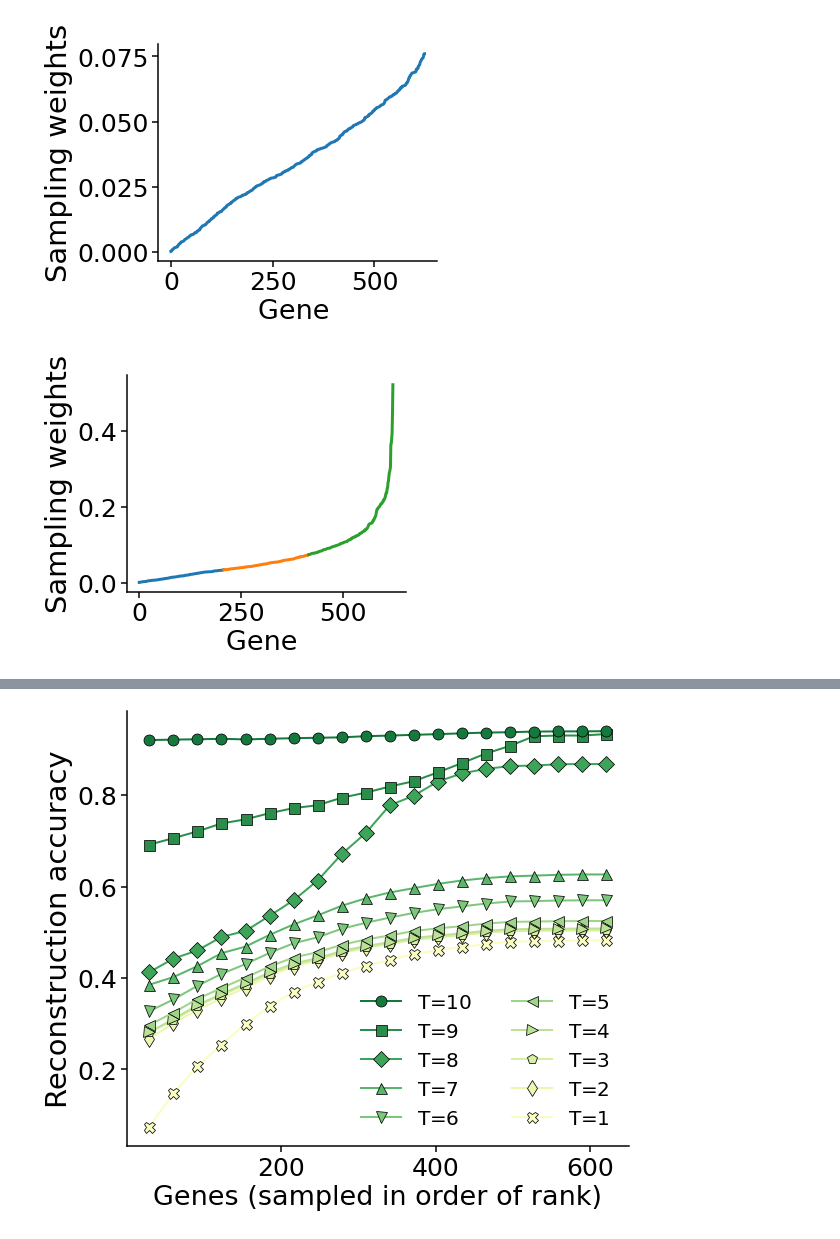
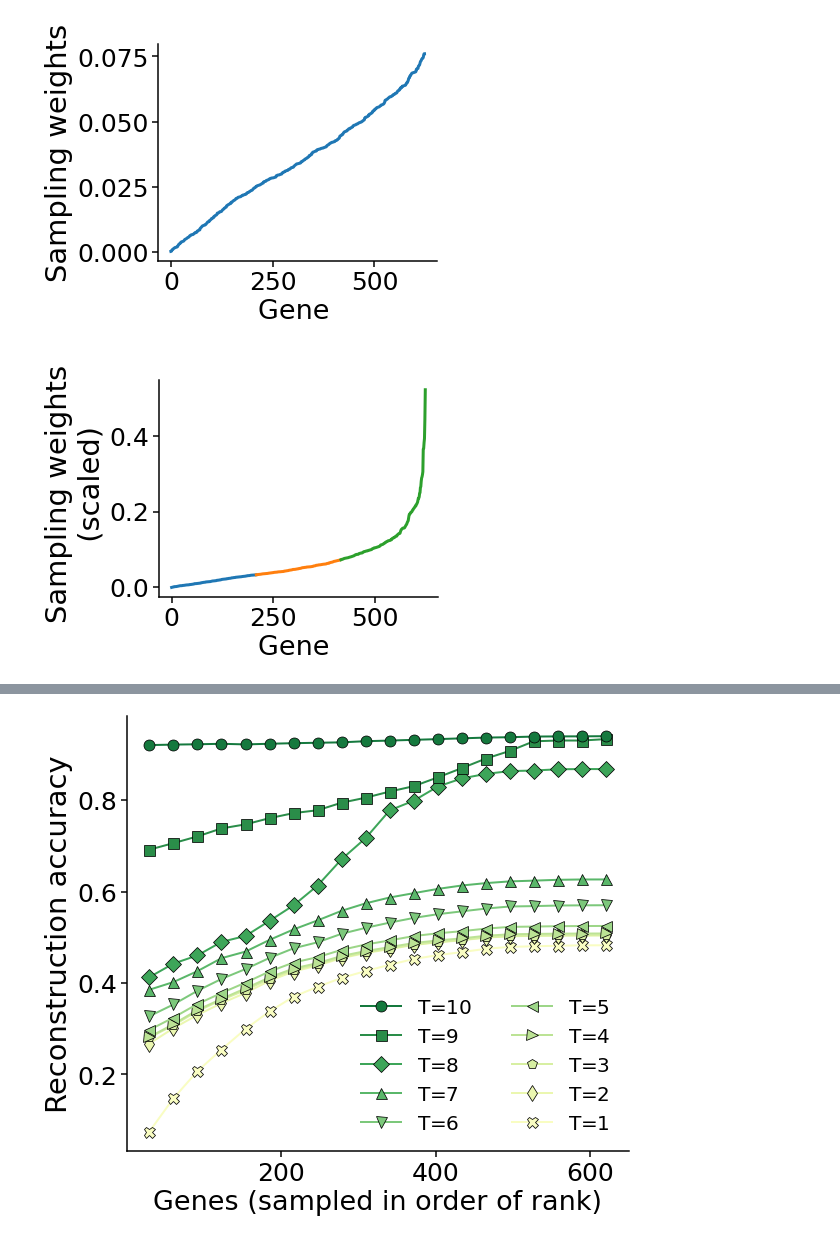
Before and after one commit to fmenol/transcriptome-dynamics-dmd-observability, a Jupyter notebook: main.ipynb, the cells around one changed output, grey strips where cells are left out. Drawn from its saved outputs; the diff is of its cells as text; code cells hidden in the pictures.

```diff
--- a/main.ipynb
+++ b/main.ipynb
@@ -718,36 +718,36 @@ plt.show()
 savefig = False
 
 plt.rcParams['axes.spines.right'] = False
 plt.rcParams['axes.spines.top'] = False
 
 # W_scaled = (np.abs(W[0]) - np.abs(W[0]).min())/(np.abs(W[0]).max() - np.abs(W[0]).min())
 
 # # get the indices of the genes with the ngenes/3 largest sampling weights
 nInds = int(len(data_fc_norm)/3)
 # high_inds = list(np.abs(W[0]).argsort()[-nInds:][::-1])
 # low_inds = list(np.abs(W[0]).argsort()[:nInds])
 # mid_inds = list(set(list(range(len(W[0])))) - set(high_inds).union(set(low_inds)))
 
 fig,ax = plt.subplots(1,1,figsize=(5,4))
 # ax.plot(range(nInds),np.abs(W[0][low_inds]),mew=0.3,ms=10,c='tab:blue',alpha=1)
 # ax.plot(range(nInds,2*nInds),np.sort(np.abs(W[0][mid_inds])),mew=0.3,ms=10,c='tab:orange',alpha=1)
 # ax.plot(range(2*nInds,3*nInds),np.abs(W[0][high_inds])[::-1],mew=0.3,ms=10,c='tab:green',alpha=1)
 ax.plot(range(nInds),np.sort(np.abs(Wn))[0:nInds])
 ax.plot(range(nInds,2*nInds),np.sort(np.abs(Wn))[nInds:2*nInds])
 ax.plot(range(2*nInds,3*nInds),np.sort(np.abs(Wn))[2*nInds:3*nInds])
 # ax.plot([0,len(Ws)],[np.abs(Wn).min(),np.abs(Wn).max()],'--',c='k',lw=1.5,zorder=0)
 
 ax.xaxis.set_tick_params(which='both', size=6, width=1.5, direction='out')
 ax.yaxis.set_tick_params(which='both', size=6, width=1.5, direction='out')
 ax.set_xlabel('Gene ',fontsize=27);
-ax.set_ylabel('Sampling weights',fontsize=29);
-# ax.set_ylabel('Sampling weights \n (scaled)',fontsize=29);
+# ax.set_ylabel('Sampling weights',fontsize=29);
+ax.set_ylabel('Sampling weights \n (scaled)',fontsize=29);
 
 if savefig:
     plt.savefig(figDir + 'fig3/Sampling_weights.pdf',dpi=300,bbox_inches='tight',transparent=True)
 plt.show()
 # %% [output]
-[figure, old version]
+[figure, new version]
 # %%
 # get the indices of the genes with the ngenes/3 largest sampling weights
 nInds = int(len(data_fc_norm)/3)
```
Also changed, not shown: parts of 34 cells of this notebook, 3 other files.
